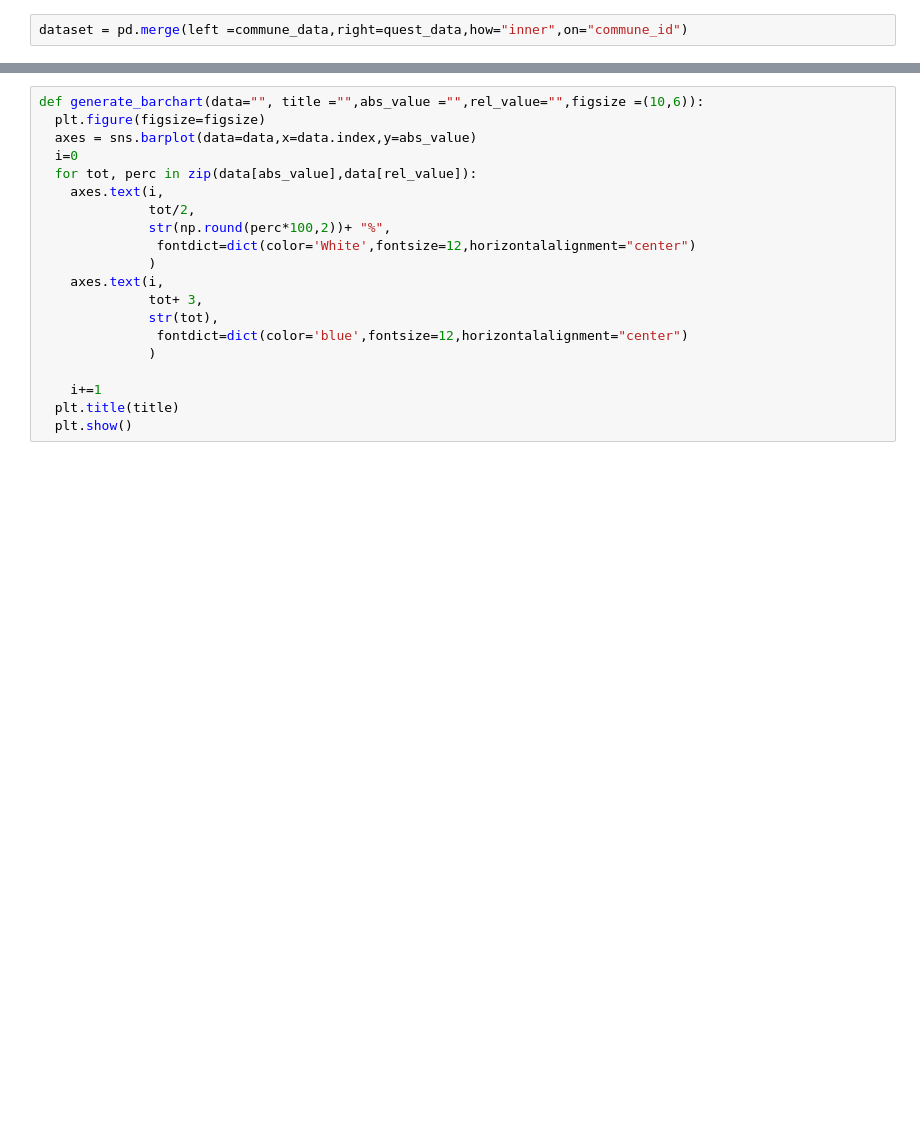
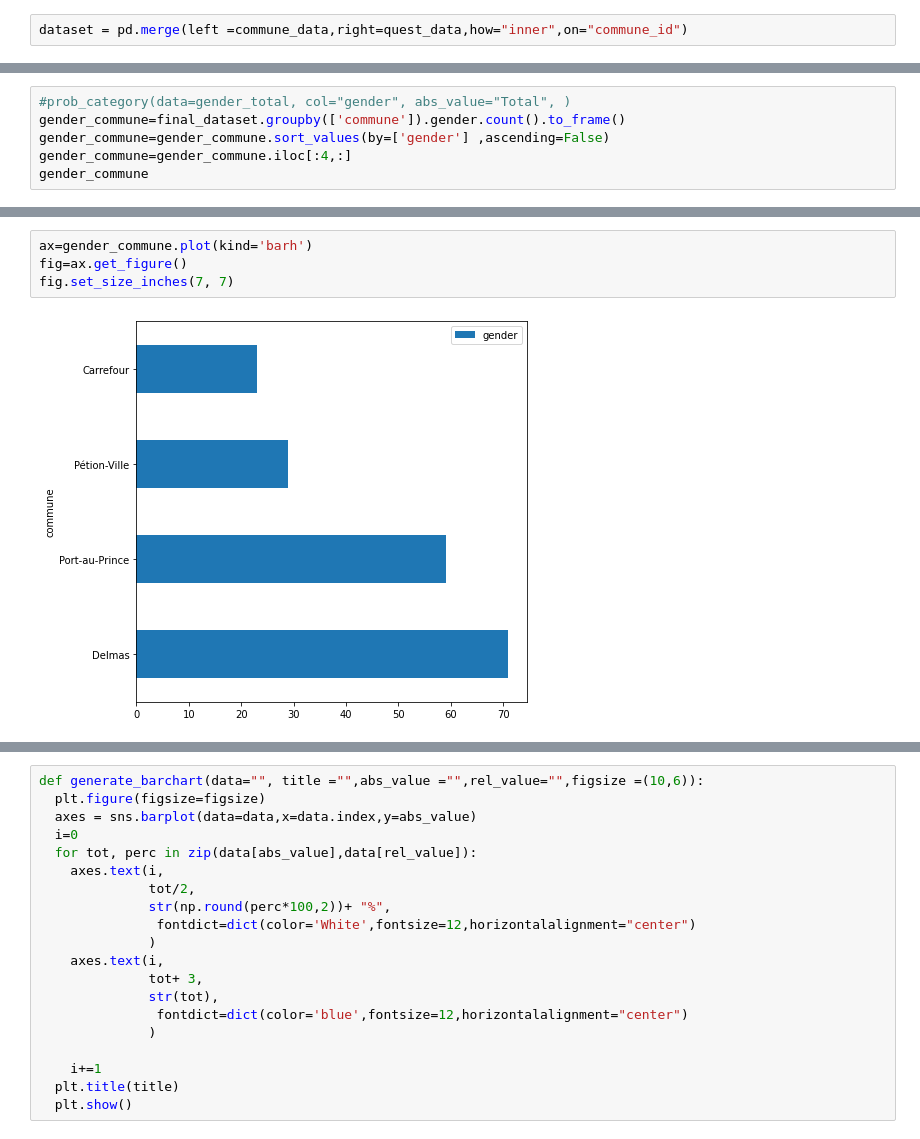
Before and after one commit to Ldave01/Data-Processing-Project, a Jupyter notebook: data_processing.ipynb, the cells around one changed output, grey strips where cells are left out. Cells and saved outputs as stored; diff of their text form; blank space fills up the shorter version.

```diff
--- a/data_processing.ipynb
+++ b/data_processing.ipynb
@@ -355,0 +384,6 @@ dataset[dataset.gender == "female"].shape[0]
+# %%
+#prob_category(data=gender_total, col="gender", abs_value="Total", )
+gender_commune=final_dataset.groupby(['commune']).gender.count().to_frame()
+gender_commune=gender_commune.sort_values(by=['gender'] ,ascending=False)
+gender_commune=gender_commune.iloc[:4,:]
+gender_commune
@@ -355,0 +397,6 @@ dataset[dataset.gender == "female"].shape[0]
+# %%
+ax=gender_commune.plot(kind='barh')
+fig=ax.get_figure()
+fig.set_size_inches(7, 7)
+# %% [output]
+[figure, added]
```
Also changed, not shown: parts of 92 cells of this notebook.
